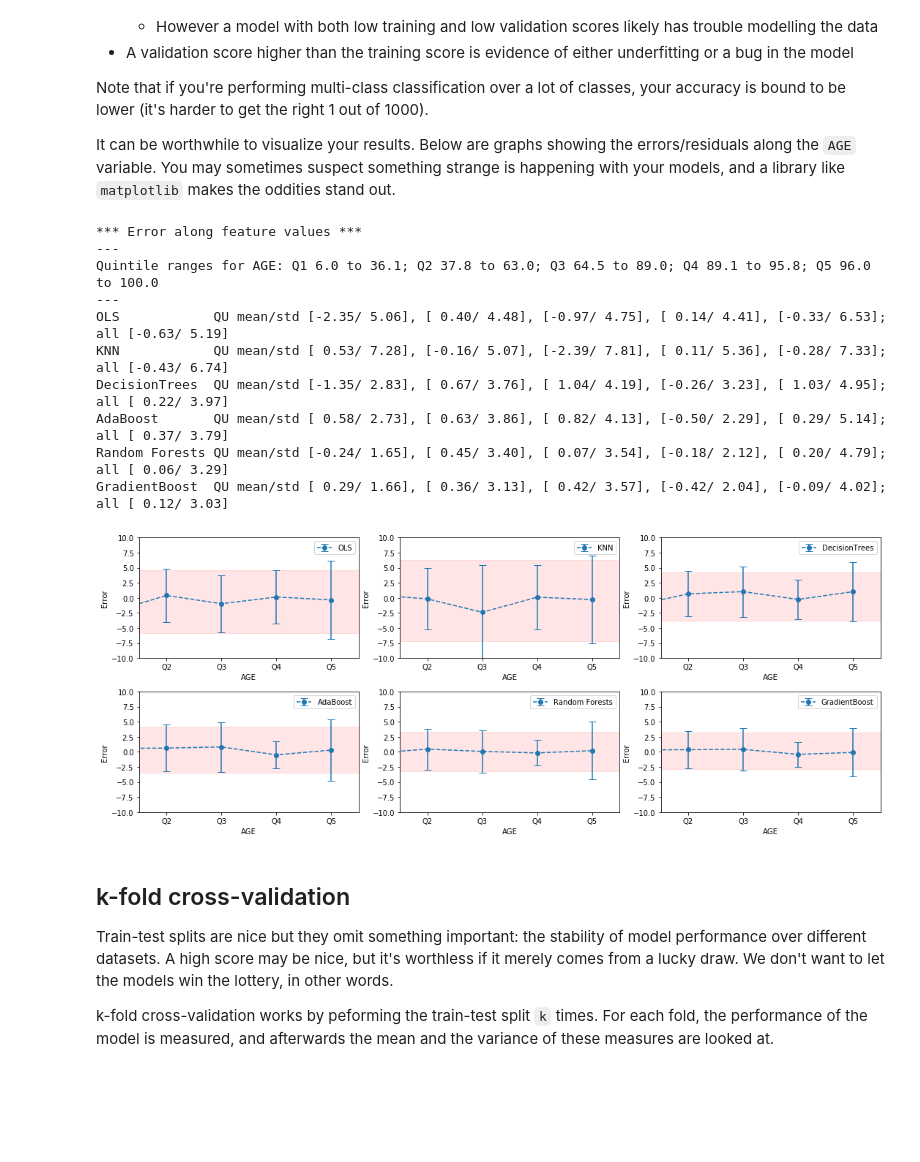
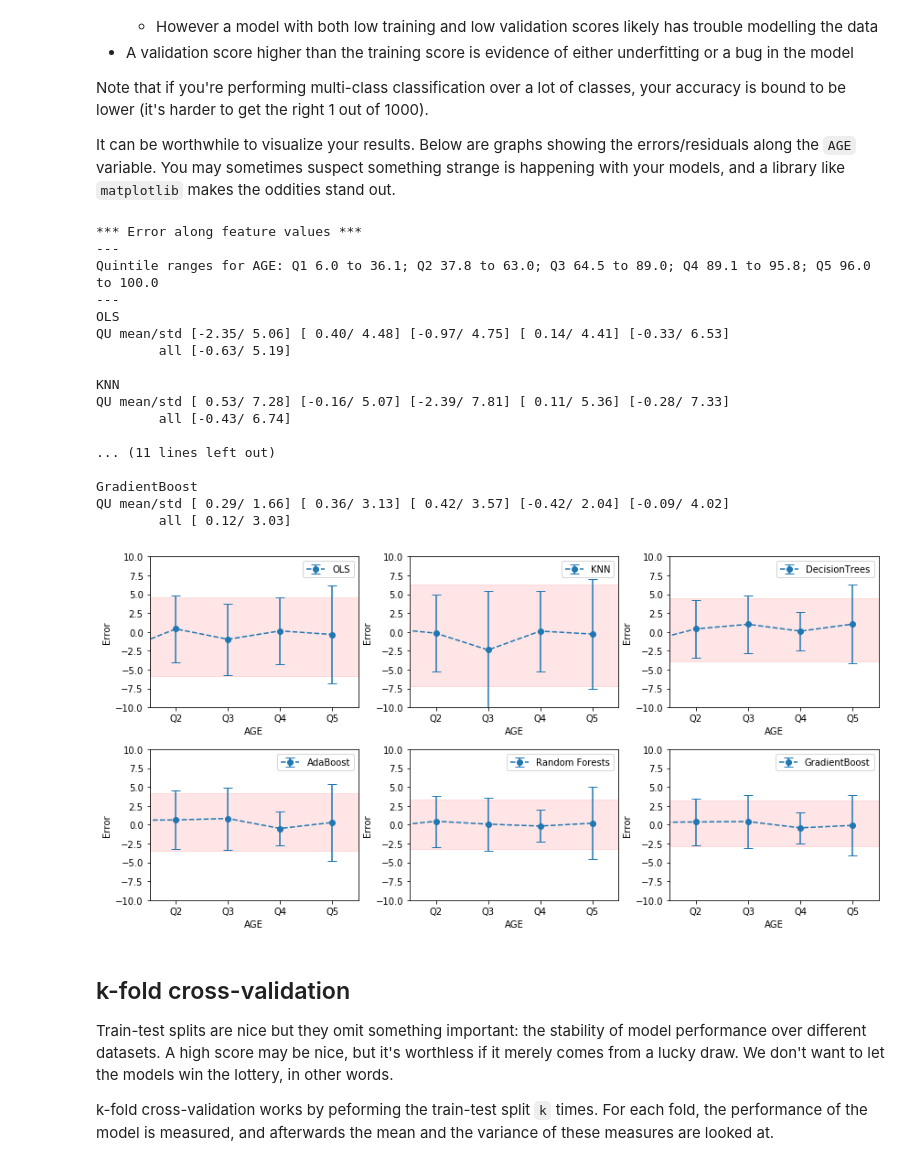
Before and after one commit to sjchiass/ml_guides, a Jupyter notebook: Statistical Learning/3_Model_Evaluation.ipynb, the cells around one changed output. Drawn from its saved outputs; the diff is of its cells as text; code cells hidden in the pictures; blank space fills up the shorter version.

```diff
--- a/Statistical Learning/3_Model_Evaluation.ipynb
+++ b/Statistical Learning/3_Model_Evaluation.ipynb
@@ -92,7 +92,7 @@ regressors = {"OLS" : LinearRegression(),
               "GradientBoost" : GradientBoostingRegressor(random_state=1234)
              }
 
-fig, ax = plt.subplots(figsize=(15, 6))
+fig, ax = plt.subplots(figsize=(12, 6))
 
 # You can use the zip() function to iterate over multiple series
 for name, regressor in regressors.items():
@@ -162,7 +162,7 @@ for name, regressor in regressors.items():
 print("*** Error along feature values ***")
 print("---")
 for i in [6]:
-    plt.figure(figsize=(15, 6))
+    plt.figure(figsize=(12, 6))
     i_name = house_prices["feature_names"][i]
     i_data = np.expand_dims(X_test[:, i], axis=1)
     cbind = np.hstack([i_data] + [error_dict[key].reshape(-1, 1) for key in error_dict.keys()])
@@ -174,43 +174,53 @@ for i in [6]:
     quintile_max = [max(i[:,0]) for i in quintile_data]
     print("Quintile ranges for {0}: {1}".format(
         i_name, "; ".join(["Q{0} {1} to {2}".format(a+1, b, c) for a, b, c in zip(range(5), quintile_min, quintile_max)]))
          )
     print("---")
     q_err_means = [np.mean(i[:,1:], axis=0) for i in quintile_data]
     q_err_stds = [np.std(i[:,1:], axis=0) for i in quintile_data]
     for k, key in zip(range(len(error_dict.keys())), error_dict.keys()):
-        print("{:<15}QU mean/std {:}; all [{:5.2f}/{:5.2f}]".format(
-            key,
-            ", ".join(["[{:5.2f}/{:5.2f}]".format(m[k], s[k]) for m, s in zip(q_err_means, q_err_stds)]),
+        print(key)
+        print("QU mean/std {:}".format(
+            " ".join(["[{:5.2f}/{:5.2f}]".format(m[k], s[k]) for m, s in zip(q_err_means, q_err_stds)]))
+        )
+        print("        all [{:5.2f}/{:5.2f}]".format(
             err_mean[k],
             err_std[k])
         )
+        print()
         plt.subplot(2, 3, k+1)
         plt.errorbar(list(map(lambda s: "Q"+str(s), range(1, 5+1))),
                      list(map(lambda m: m[k], q_err_means)),
                      list(map(lambda m: m[k], q_err_stds)),
                      label=key,
                      fmt='--o',
                      capsize=5)
         plt.axhspan(err_mean[k]-err_std[k], err_mean[k]+err_std[k], alpha=0.1, color='red')
         plt.xlabel(i_name)
         plt.ylabel("Error")
         plt.axis((0.5, 4.5, -10, 10))
         plt.legend()
     plt.tight_layout()
     plt.show()
 # %% [output]
 *** Error along feature values ***
 ---
 Quintile ranges for AGE: Q1 6.0 to 36.1; Q2 37.8 to 63.0; Q3 64.5 to 89.0; Q4 89.1 to 95.8; Q5 96.0 to 100.0
 ---
-OLS            QU mean/std [-2.35/ 5.06], [ 0.40/ 4.48], [-0.97/ 4.75], [ 0.14/ 4.41], [-0.33/ 6.53]; all [-0.63/ 5.19]
-KNN            QU mean/std [ 0.53/ 7.28], [-0.16/ 5.07], [-2.39/ 7.81], [ 0.11/ 5.36], [-0.28/ 7.33]; all [-0.43/ 6.74]
-DecisionTrees  QU mean/std [-1.35/ 2.83], [ 0.67/ 3.76], [ 1.04/ 4.19], [-0.26/ 3.23], [ 1.03/ 4.95]; all [ 0.22/ 3.97]
-AdaBoost       QU mean/std [ 0.58/ 2.73], [ 0.63/ 3.86], [ 0.82/ 4.13], [-0.50/ 2.29], [ 0.29/ 5.14]; all [ 0.37/ 3.79]
-Random Forests QU mean/std [-0.24/ 1.65], [ 0.45/ 3.40], [ 0.07/ 3.54], [-0.18/ 2.12], [ 0.20/ 4.79]; all [ 0.06/ 3.29]
-GradientBoost  QU mean/std [ 0.29/ 1.66], [ 0.36/ 3.13], [ 0.42/ 3.57], [-0.42/ 2.04], [-0.09/ 4.02]; all [ 0.12/ 3.03]
+OLS
+QU mean/std [-2.35/ 5.06] [ 0.40/ 4.48] [-0.97/ 4.75] [ 0.14/ 4.41] [-0.33/ 6.53]
+        all [-0.63/ 5.19]
+
+KNN
+QU mean/std [ 0.53/ 7.28] [-0.16/ 5.07] [-2.39/ 7.81] [ 0.11/ 5.36] [-0.28/ 7.33]
+        all [-0.43/ 6.74]
+
+... (11 lines left out)
+
+GradientBoost
+QU mean/std [ 0.29/ 1.66] [ 0.36/ 3.13] [ 0.42/ 3.57] [-0.42/ 2.04] [-0.09/ 4.02]
+        all [ 0.12/ 3.03]
-[figure, old version]
+[figure, new version]
 # %% [markdown]
 ## k-fold cross-validation
 
```
Also changed, not shown: parts of 6 cells of this notebook.
